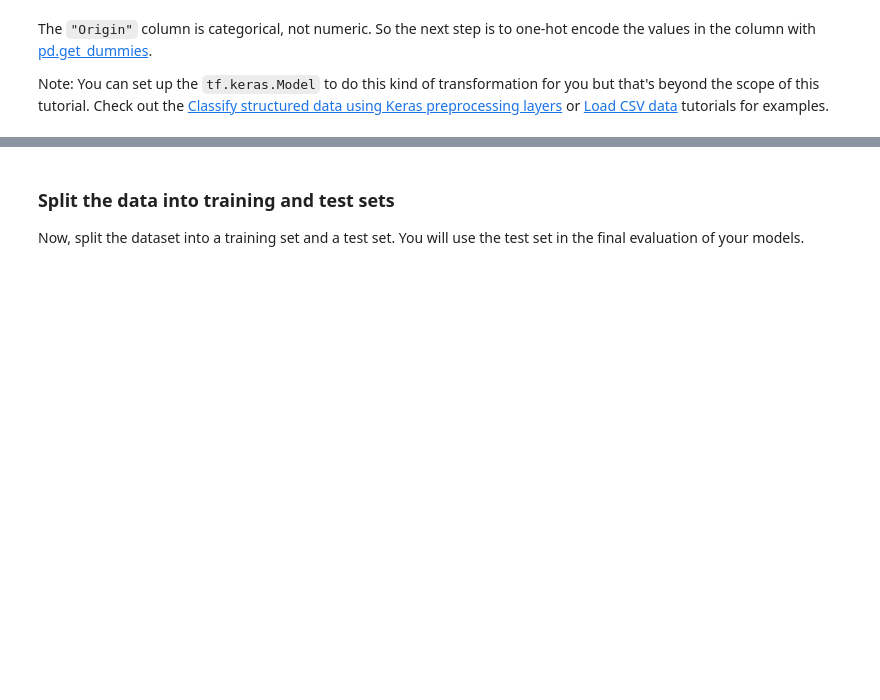
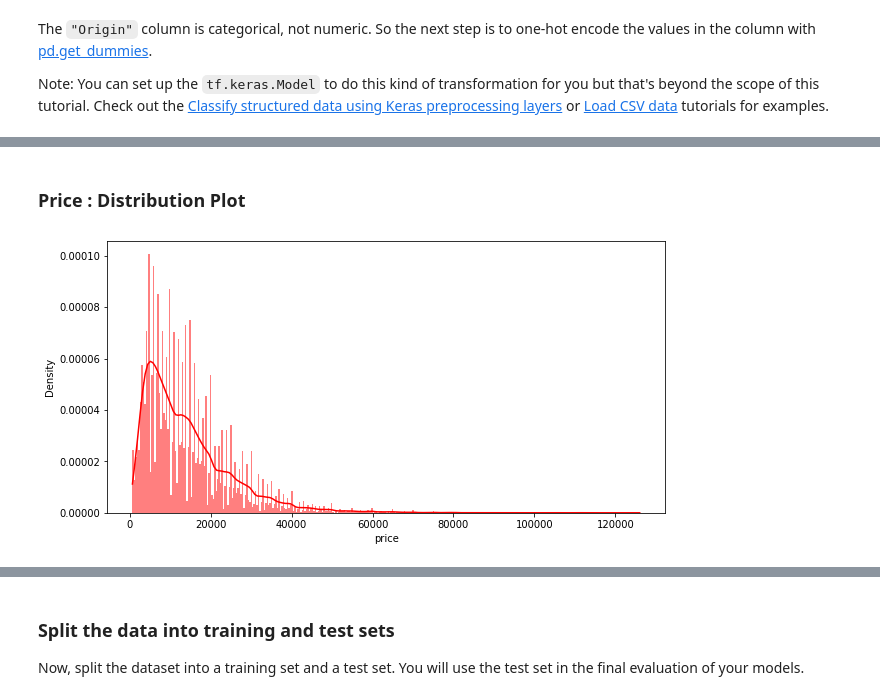
Before and after one commit to runntimeterror/cmpe-255-team2-used_car_value_predictor, a Jupyter notebook: carprice-prediction2/CMPE255_Final_Project_v2.ipynb, the cells around one changed output, grey strips where cells are left out. Drawn from its saved outputs; the diff is of its cells as text; code cells hidden in the pictures; blank space fills up the shorter version.

```diff
--- a/carprice-prediction2/CMPE255_Final_Project_v2.ipynb
+++ b/carprice-prediction2/CMPE255_Final_Project_v2.ipynb
@@ -161,0 +285,8 @@ one_hot_df
+# %% [markdown]
+### Price : Distribution Plot
+# %%
+plt.figure(figsize=(10,5))
+sns.histplot(df_final.price, color="red", label="100% Equities", kde=True, stat="density", linewidth=0)
+plt.show()
+# %% [output]
+[figure, added]
```
Also changed, not shown: parts of 166 cells of this notebook, 2 other files.
